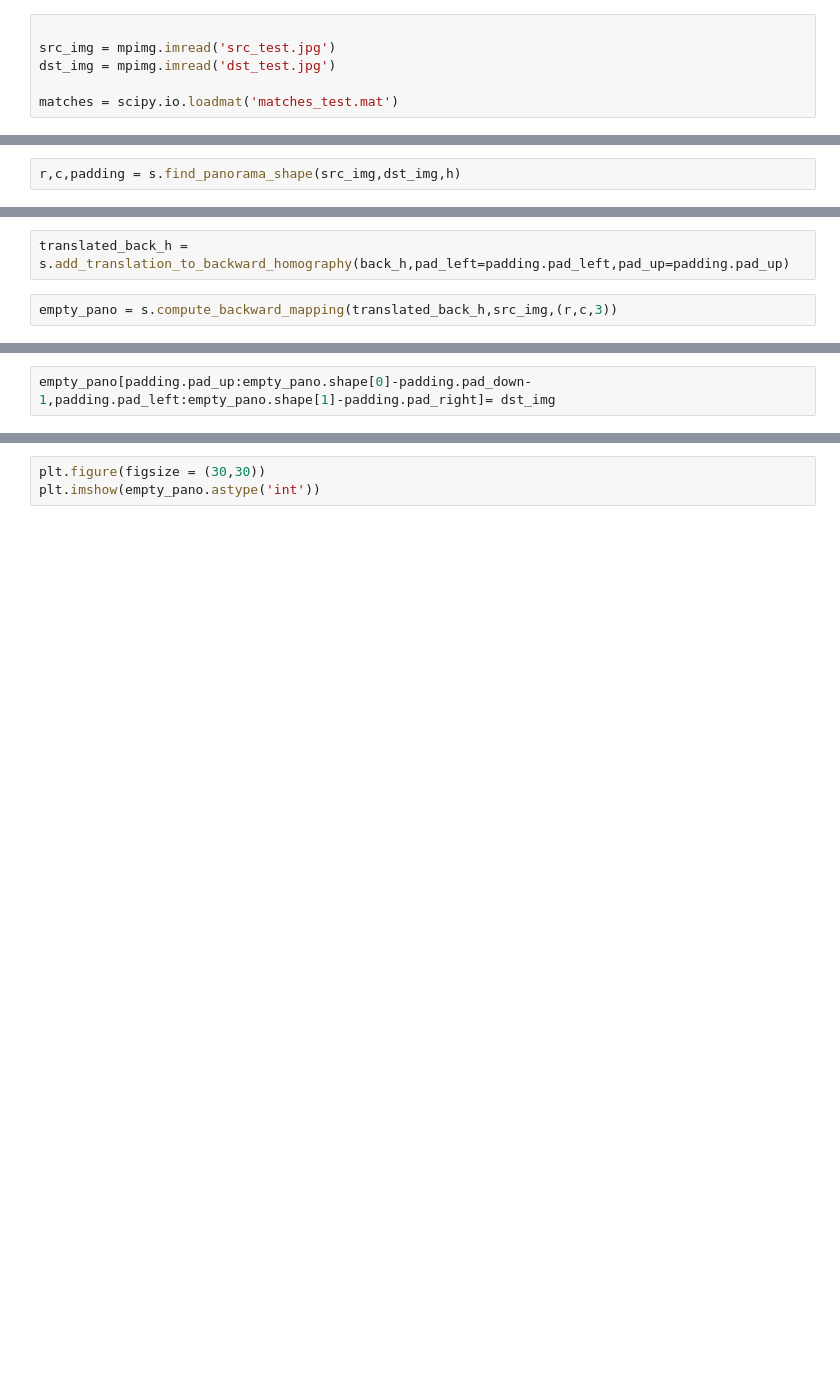
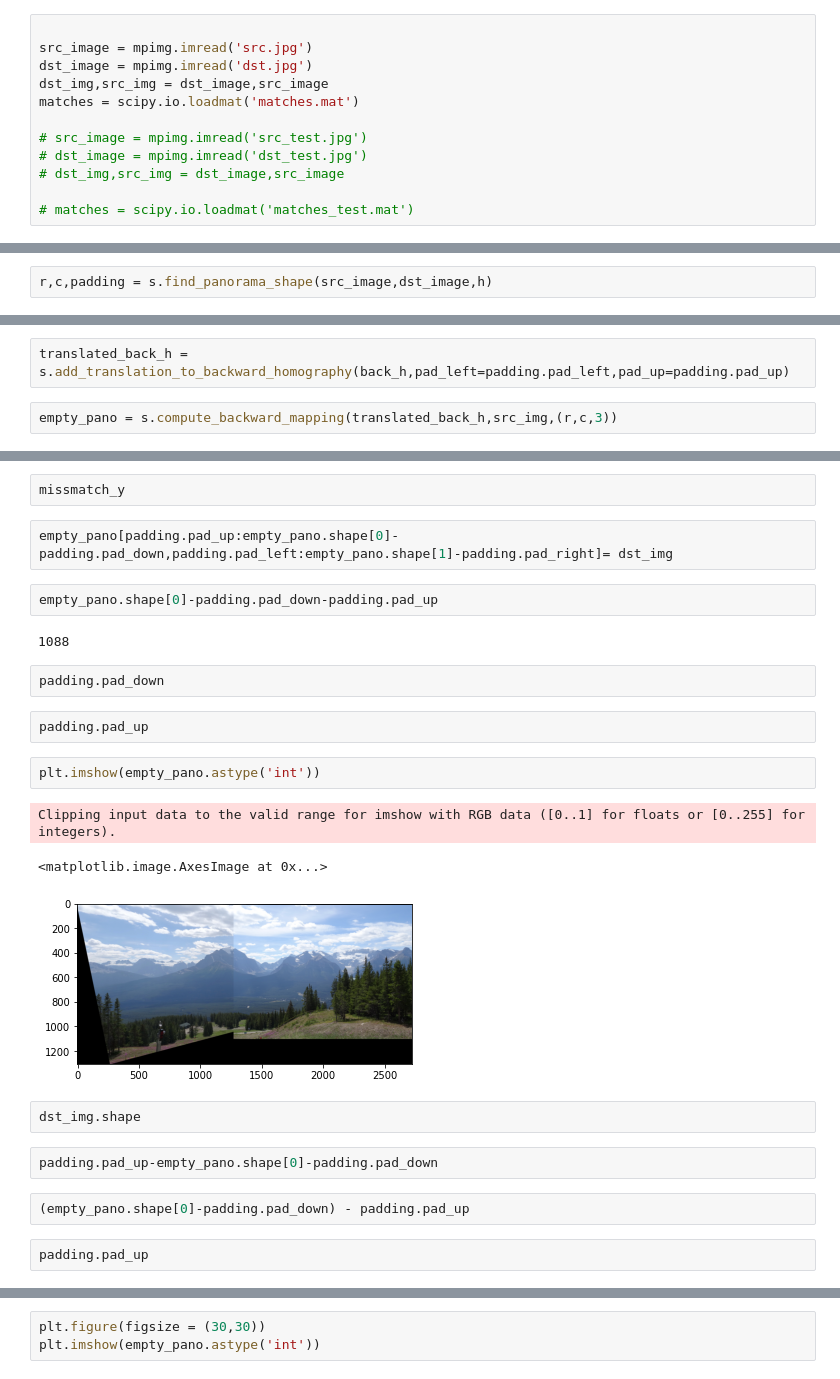
Before and after one commit to Dannynis/cv_ex1, a Jupyter notebook: assignment1_materials/final_outcome.ipynb, the cells around one changed output, grey strips where cells are left out. Saved outputs shown, nothing was run; the diff lists cells and outputs as text; blank space fills up the shorter version.

```diff
--- a/assignment1_materials/final_outcome.ipynb
+++ b/assignment1_materials/final_outcome.ipynb
@@ -14,10 +14,16 @@ import numpy as np
 s = Solution()
 # %%
 
-src_img = mpimg.imread('src_test.jpg')
-dst_img = mpimg.imread('dst_test.jpg')
+src_image = mpimg.imread('src.jpg')
+dst_image = mpimg.imread('dst.jpg')
+dst_img,src_img = dst_image,src_image
+matches = scipy.io.loadmat('matches.mat')
 
-matches = scipy.io.loadmat('matches_test.mat')
+# src_image = mpimg.imread('src_test.jpg')
+# dst_image = mpimg.imread('dst_test.jpg')
+# dst_img,src_img = dst_image,src_image
+
+# matches = scipy.io.loadmat('matches_test.mat')
 # %%
 match_p_src = matches['match_p_src']
 match_p_dst = matches['match_p_dst']
@@ -43,2 +117,2 @@ back_h = np.linalg.inv(h)
 # %%
-r,c,padding = s.find_panorama_shape(src_img,dst_img,h)
+r,c,padding = s.find_panorama_shape(src_image,dst_image,h)
@@ -51,2 +139,26 @@ empty_pano = s.compute_backward_mapping(translated_back_h,src_img,(r,c,3))
+# %%
+missmatch_y
 # %%
-empty_pano[padding.pad_up:empty_pano.shape[0]-padding.pad_down-1,padding.pad_left:empty_pano.shape[1]-padding.pad_right]= dst_img
+empty_pano[padding.pad_up:empty_pano.shape[0]-padding.pad_down,padding.pad_left:empty_pano.shape[1]-padding.pad_right]= dst_img
+# %%
+empty_pano.shape[0]-padding.pad_down-padding.pad_up
+# %% [output]
+1088
+# %%
+padding.pad_down
+# %%
+padding.pad_up
+# %%
+plt.imshow(empty_pano.astype('int'))
+# %% [output]
+Clipping input data to the valid range for imshow with RGB data ([0..1] for floats or [0..255] for integers).
+<matplotlib.image.AxesImage at 0x...>
+[figure, added]
+# %%
+dst_img.shape
+# %%
+padding.pad_up-empty_pano.shape[0]-padding.pad_down
+# %%
+(empty_pano.shape[0]-padding.pad_down) - padding.pad_up
+# %%
+padding.pad_up
```
Also changed, not shown: parts of 25 cells of this notebook, 4 other files.
